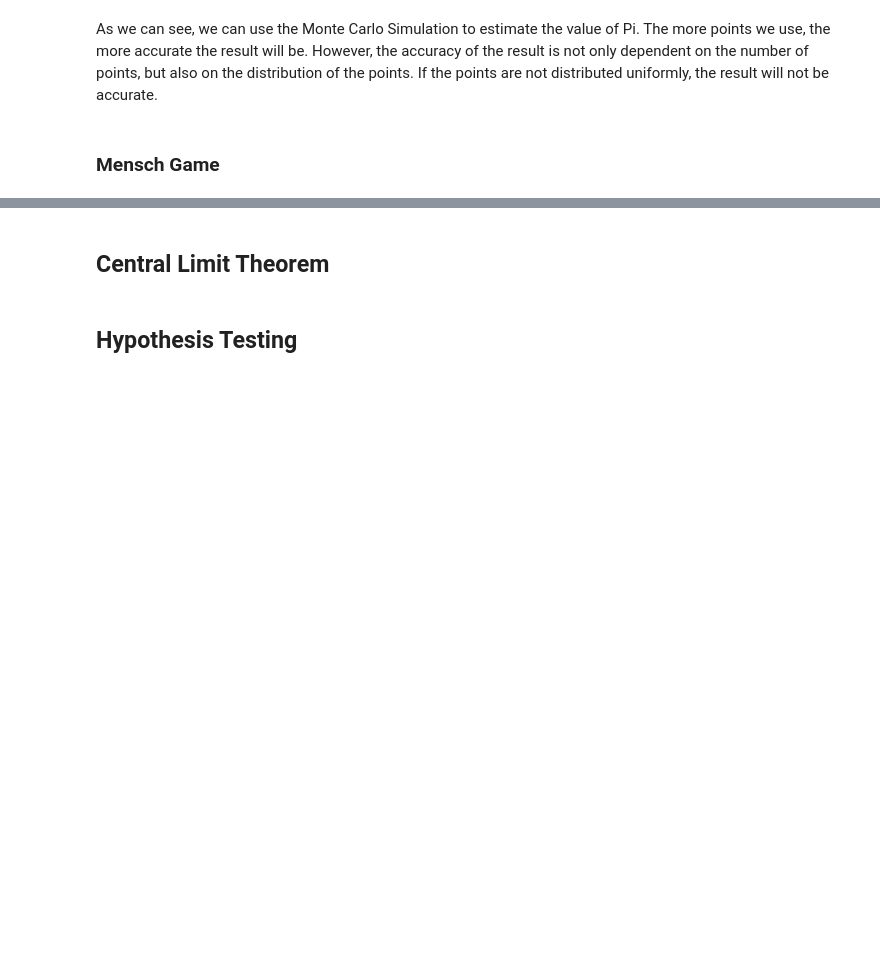
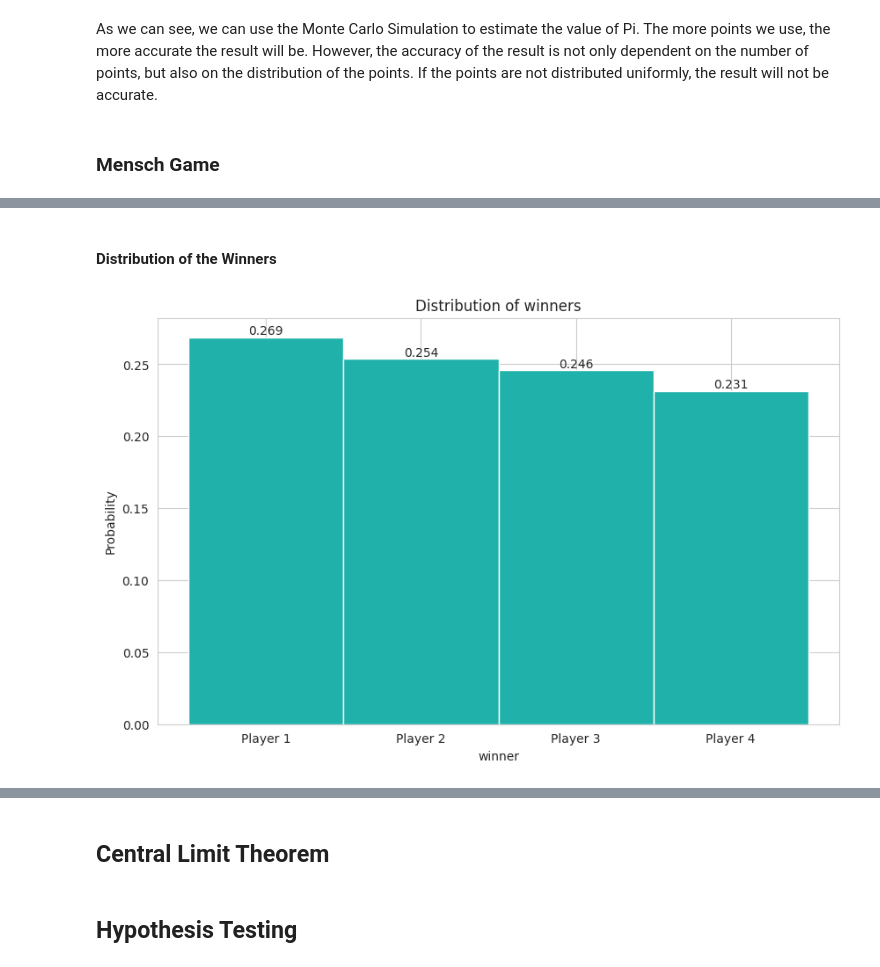
Before and after one commit to Hadi-loo/Introduction-to-Data-Science-Course, a Jupyter notebook: CA1. Tools for Statistical Analysis/statistical analysis.ipynb, the cells around one changed output, grey strips where cells are left out. Drawn from its saved outputs; the diff is of its cells as text; code cells hidden in the pictures; blank space fills up the shorter version.

```diff
--- a/CA1. Tools for Statistical Analysis/statistical analysis.ipynb
+++ b/CA1. Tools for Statistical Analysis/statistical analysis.ipynb
@@ -159,0 +200,25 @@ As we can see, we can use the Monte Carlo Simulation to estimate the value of Pi
+# %%
+def simulate_mensch(board_size=40, num_players=4, num_pieces=4, dice_sides=6):
+    init_positions = [idx for idx in range(0, board_size, board_size//num_players)]
+    positions = num_players * [-1]
+    turn = 1
+    player = 0
+    while True:
+        roll = random.randint(1, dice_sides)
+        if positions[player] == -1:
+            if roll == 6:
+                positions[player] = init_positions[player]
+        else:
+            temp_new_position = positions[player] + roll
+            if temp_new_position > board_size + init_positions[player] - 1:
+                if temp_new_position <= board_size + init_positions[player] + num_pieces - 1:
+                    return player, turn
+            else:
+                positions[player] = temp_new_position
+                for idx, pos in enumerate(positions):
+                    if idx != player and pos % board_size == positions[player] % board_size:
+                        if pos != init_positions[idx]:
+                            positions[idx] = -1
+        if roll != 6:
+            player = (player + 1) % num_players
+        turn += 1
@@ -159,0 +256,17 @@ As we can see, we can use the Monte Carlo Simulation to estimate the value of Pi
+# %% [markdown]
+#### Distribution of the Winners
+# %%
+def show_winner_distribution(results_df, num_players=4):
+    plt.figure(figsize=(10, 6))
+    sns.histplot(results_df['winner'], color='lightseagreen', alpha=1, discrete=True, stat='probability')
+    # only show descrete values on the x-axis
+    plt.xticks(np.arange(num_players), [f'Player {idx+1}' for idx in range(num_players)])
+    for idx, count in results_df['winner'].value_counts(normalize=True).items():
+        plt.text(idx, count, f'{count:.3f}', ha='center', va='bottom')
+    plt.ylabel('Probability')
+    plt.title('Distribution of winners')
+    plt.show()
+
+show_winner_distribution(results_df)
+# %% [output]
+[figure, added]
```
Also changed, not shown: parts of 13 cells of this notebook.
